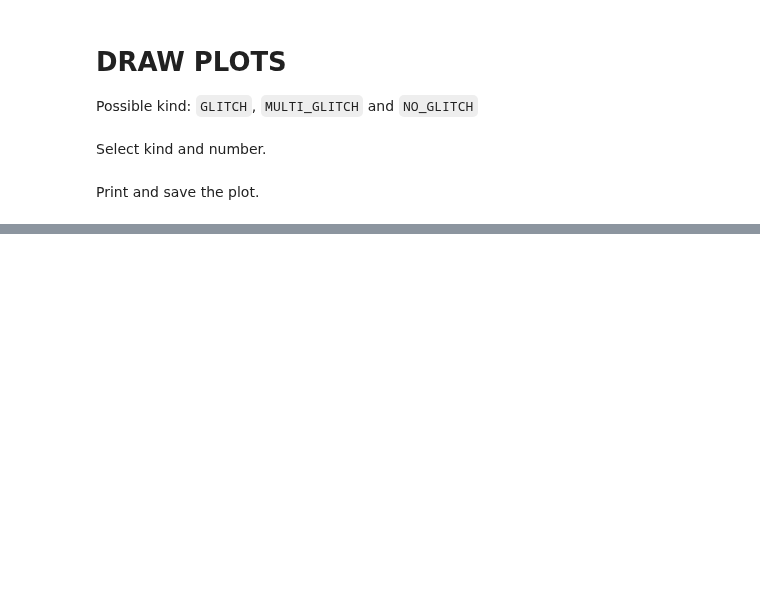
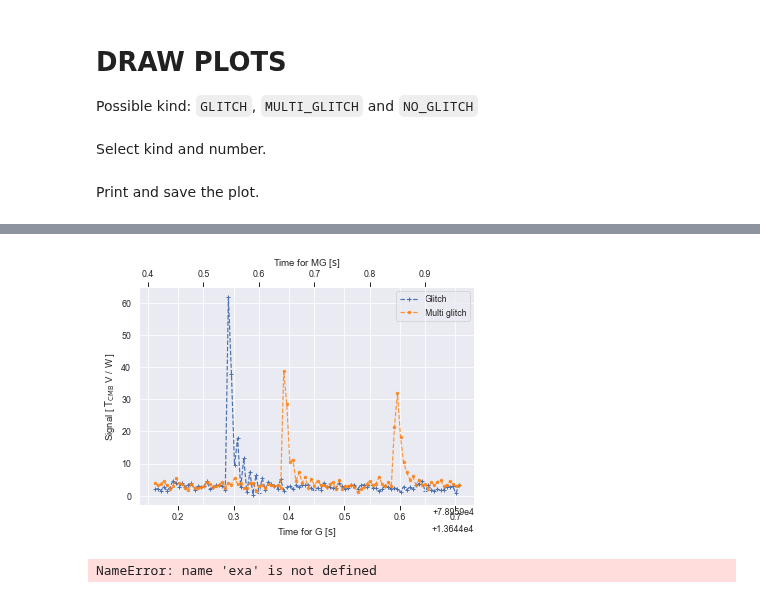
Before and after one commit to Paolo97Gll/bachelor_thesis, a Jupyter notebook: utility/draw_plots.ipynb, the cells around one changed output, grey strips where cells are left out. Saved outputs shown, nothing was run; the diff lists cells and outputs as text; code cells hidden in the pictures; blank space fills up the shorter version.

```diff
--- a/utility/draw_plots.ipynb
+++ b/utility/draw_plots.ipynb
@@ -51,0 +57,27 @@ plt.savefig(kind + '_' + str(number) + '.pdf')
+# %%
+with pd.HDFStore('../classification/ris/OUT-classified.h5', mode='r') as data:
+    d_target = data[kind + '/' + str(number)]
+    d_target_2 = data[kind_2 + '/' + str(number_2)]
+
+fig, ax1 = plt.subplots()
+
+lns1 = ax1.plot(d_target_2.index, d_target_2['data']+3, marker='+', linestyle='dashed', label='Glitch')
+ax1.set_xlabel(r'Time for G [$\mathrm{s}$]')
+
+ax1.set_ylabel(r'Signal [ $\mathrm{T}_\mathrm{CMB}$ V / W ]')
+
+ax2 = ax1.twiny() # ax1 and ax2 share y-axis
+lns2 = ax2.plot(d_target.index, d_target['data']+3, marker='.', linestyle='dashed', color=u'#ff7f0e', alpha=0.8, label='Multi glitch')
+ax2.set_xlabel(r'Time for MG [$\mathrm{s}$]')
+
+lns = lns1+lns2
+labs = [l.get_label() for l in lns]
+ax1.legend(lns, labs, loc=0)
+
+plt.savefig('G_MG_ds.pdf')
+# %% [output]
+[figure, added]
+# %%
+print(plt.rcParams['axes.prop_cycle'].by_key()['color'], dtype=exa)
+# %% [output]
+NameError: name 'exa' is not defined
```
Also changed, not shown: parts of 2 cells of this notebook, 10 other files.
